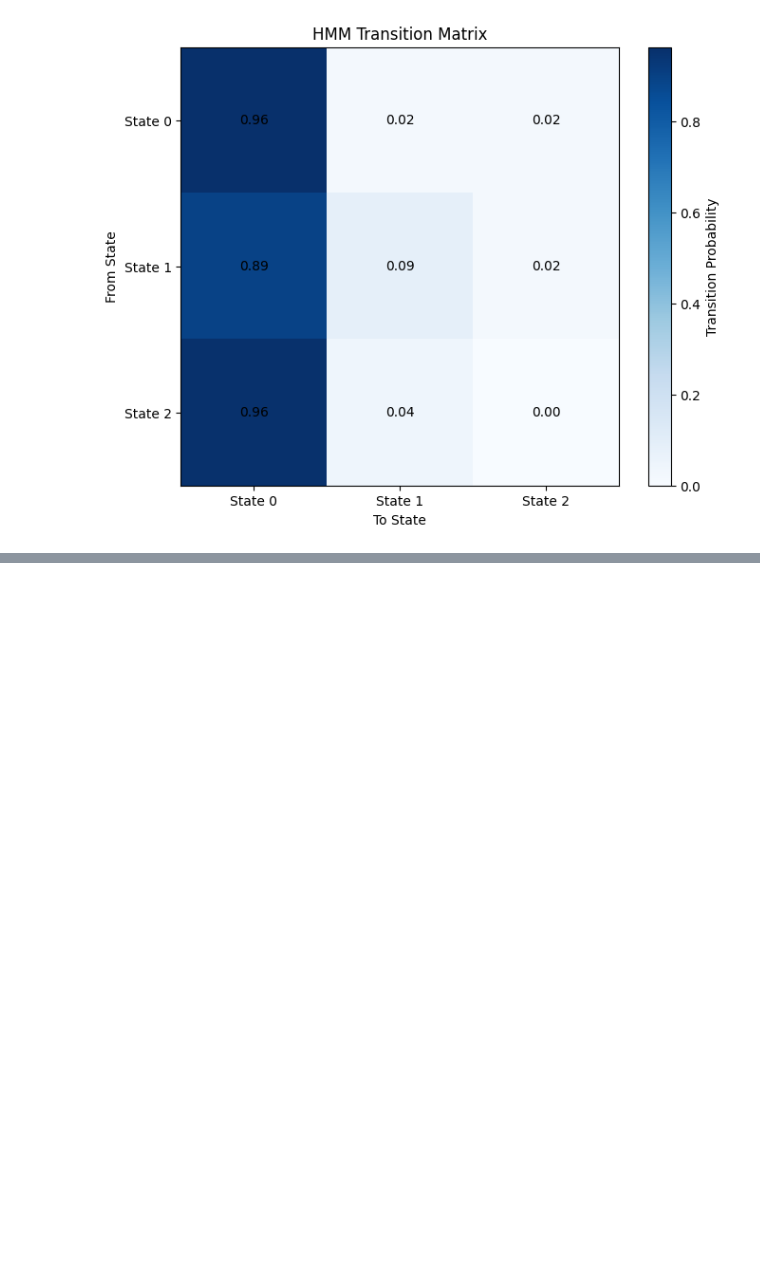
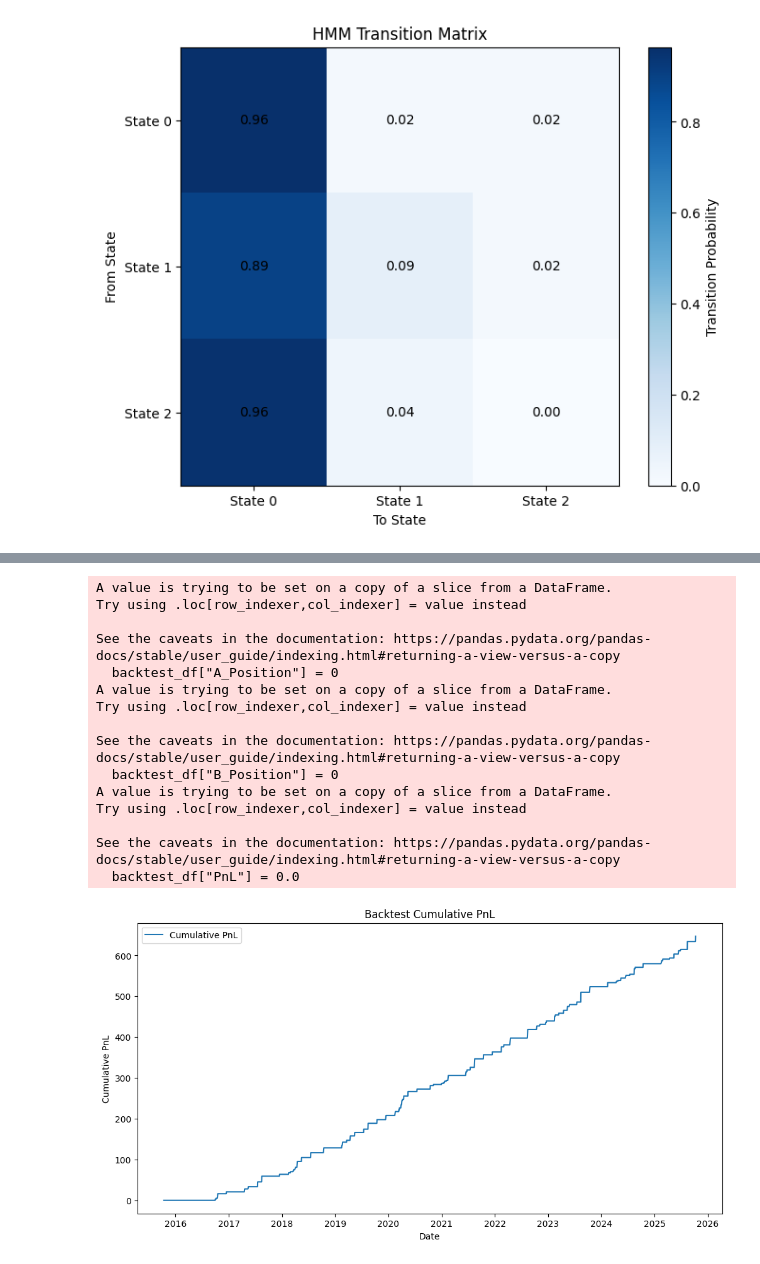
Before and after one commit to coreyjpritchard/stationary-pigs, a Jupyter notebook: signal.ipynb, the cells around one changed output, grey strips where cells are left out. Saved outputs shown, nothing was run; the diff lists cells and outputs as text; code cells hidden in the pictures; blank space fills up the shorter version.

Commit message:
backtest

```diff
--- a/signal.ipynb
+++ b/signal.ipynb
@@ -116,6 +112,15 @@ Beta = 0.1184
 Mu = -0.0005
 Sigma = 0.0265
 # %%
+df = pd.DataFrame({
+    "A": A.data["Returns"],
+    "B": B.data["Returns"],
+    "S": S
+})
+
+# match index with A = B
+df = df.loc[df.index.intersection(A.data.index)]
+
 signal_window = df["S"].rolling(window_size)
 
 rolling_mean = signal_window.mean()
@@ -130,8 +135,6 @@ df["lower"] = rolling_mean - short_mult * rolling_std
 df["exit_upper"] = rolling_mean + exit_mult * rolling_std
 df["exit_lower"] = rolling_mean - exit_mult * rolling_std
 
-df = df.iloc[window_size-1:]
-
 # plot
 plt.figure(figsize=(12, 6))
 plt.plot(df["S"], label="S_t", color="blue")
@@ -196,0 +202,51 @@ plt.show()
+# %%
+A_volume = 1
+B_volume = int(A_volume * beta)
+
+backtest_df = df[["A", "B", "State"]]
+
+backtest_df["A_Position"] = 0
+backtest_df["B_Position"] = 0
+backtest_df["PnL"] = 0.0
+
+for date, row in backtest_df.iterrows():
+    if row["State"] == 2:  # buy signal
+        backtest_df.at[date, "A_Position"] = A_volume
+        backtest_df.at[date, "B_Position"] = -B_volume
+    elif row["State"] == 1:  # sell signal
+        backtest_df.at[date, "A_Position"] = -A_volume
+        backtest_df.at[date, "B_Position"] = B_volume
+
+    # Calculate daily PnL
+    if date != backtest_df.index[0]:  # Skip the first day
+        prev_date = backtest_df.index[backtest_df.index.get_loc(date) - 1]
+        daily_pnl = (backtest_df.loc[date, "A_Position"] * (A.data.loc[date, "Close"][0] - A.data.loc[prev_date, "Close"][0]) +
+                     backtest_df.loc[date, "B_Position"] * (B.data.loc[date, "Close"][0] - B.data.loc[prev_date, "Close"][0]))
+        backtest_df.loc[date, "PnL"] = daily_pnl
+
+
+backtest_df["Cumulative_PnL"] = backtest_df["PnL"].cumsum()
+plt.figure(figsize=(12, 6))
+plt.plot(backtest_df["Cumulative_PnL"], label="Cumulative PnL")
+plt.title("Backtest Cumulative PnL")
+plt.xlabel("Date")
+plt.ylabel("Cumulative PnL")
+plt.legend()
+plt.show()
+# %% [output]
+A value is trying to be set on a copy of a slice from a DataFrame.
+Try using .loc[row_indexer,col_indexer] = value instead
+
+See the caveats in the documentation: https://pandas.pydata.org/pandas-docs/stable/user_guide/indexing.html#returning-a-view-versus-a-copy
+  backtest_df["A_Position"] = 0
+A value is trying to be set on a copy of a slice from a DataFrame.
+Try using .loc[row_indexer,col_indexer] = value instead
+
+See the caveats in the documentation: https://pandas.pydata.org/pandas-docs/stable/user_guide/indexing.html#returning-a-view-versus-a-copy
+  backtest_df["B_Position"] = 0
+A value is trying to be set on a copy of a slice from a DataFrame.
+Try using .loc[row_indexer,col_indexer] = value instead
+
+See the caveats in the documentation: https://pandas.pydata.org/pandas-docs/stable/user_guide/indexing.html#returning-a-view-versus-a-copy
+  backtest_df["PnL"] = 0.0
+[figure, added]
```
Also changed, not shown: parts of 5 cells of this notebook.
